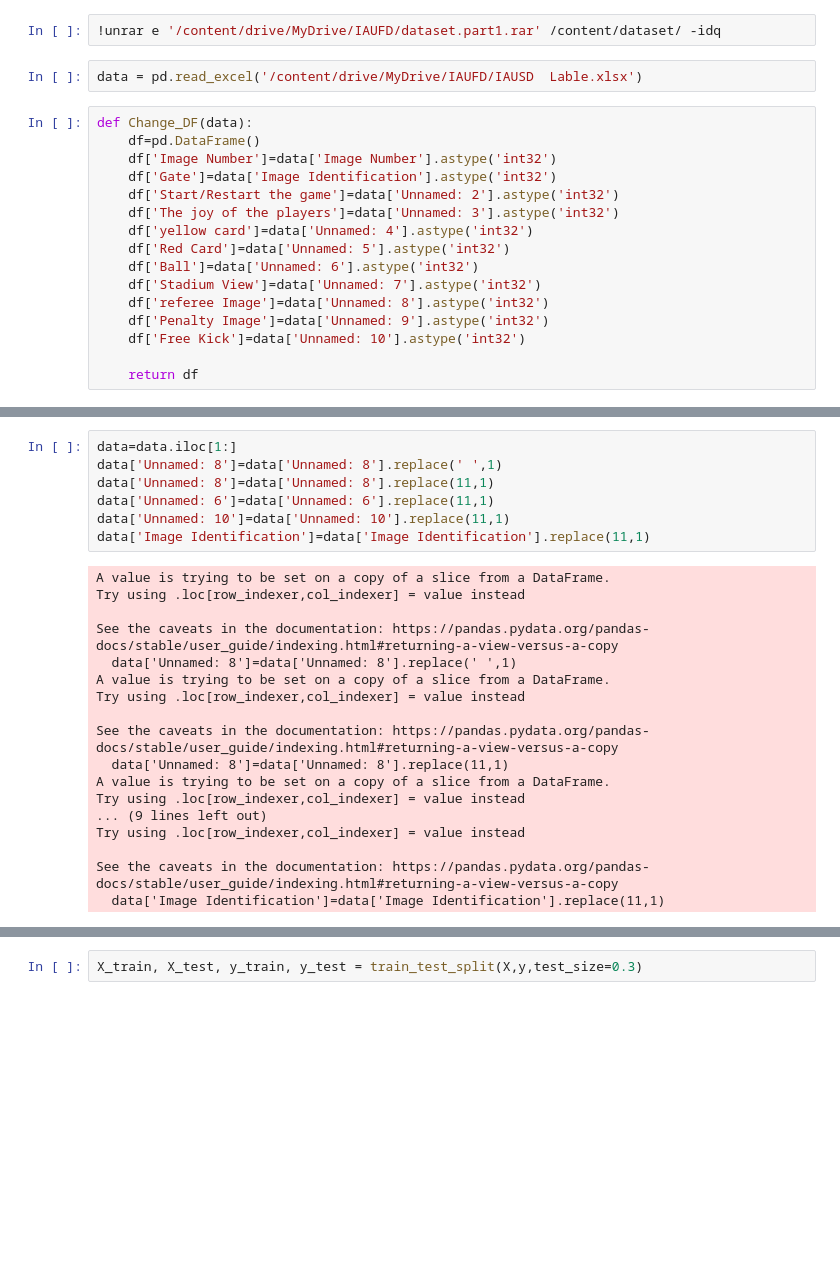
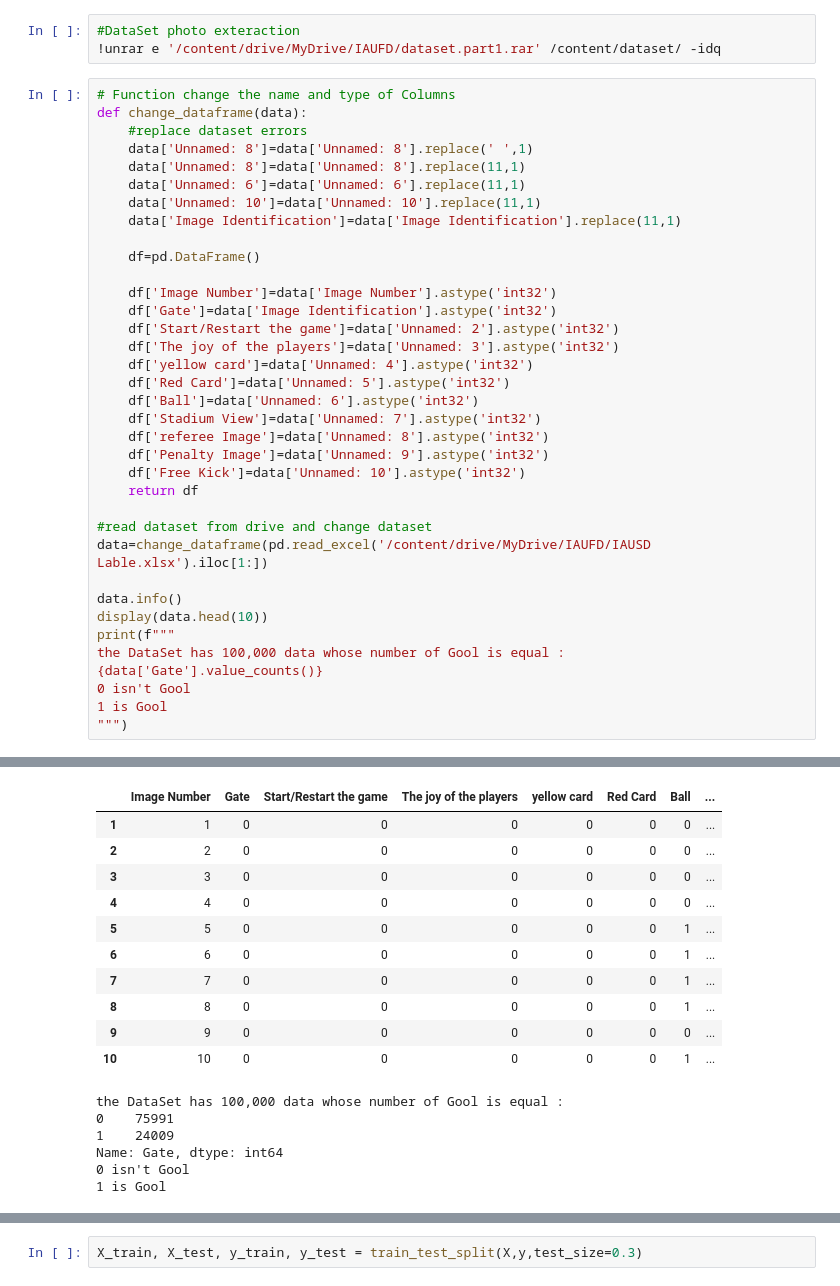
Before and after one commit to HeiZemBerg/IAUFD-DataBase, a Jupyter notebook: IAUFD_NN.ipynb, the cells around one changed output, grey strips where cells are left out. Saved outputs shown, nothing was run; the diff lists cells and outputs as text; blank space fills up the shorter version.

```diff
--- a/IAUFD_NN.ipynb
+++ b/IAUFD_NN.ipynb
@@ -27,10 +36,18 @@ Mounted at /content/drive/
 # %%
+#DataSet photo exteraction
 !unrar e '/content/drive/MyDrive/IAUFD/dataset.part1.rar' /content/dataset/ -idq
-# %%
-data = pd.read_excel('/content/drive/MyDrive/IAUFD/IAUSD  Lable.xlsx')
 # %%
-def Change_DF(data):
+# Function change the name and type of Columns
+def change_dataframe(data):
+    #replace dataset errors
+    data['Unnamed: 8']=data['Unnamed: 8'].replace(' ',1)
+    data['Unnamed: 8']=data['Unnamed: 8'].replace(11,1)
+    data['Unnamed: 6']=data['Unnamed: 6'].replace(11,1)
+    data['Unnamed: 10']=data['Unnamed: 10'].replace(11,1)
+    data['Image Identification']=data['Image Identification'].replace(11,1)
+
     df=pd.DataFrame()
+
     df['Image Number']=data['Image Number'].astype('int32')
     df['Gate']=data['Image Identification'].astype('int32')
     df['Start/Restart the game']=data['Unnamed: 2'].astype('int32')
@@ -42,5 +59,17 @@ def Change_DF(data):
     df['referee Image']=data['Unnamed: 8'].astype('int32')
     df['Penalty Image']=data['Unnamed: 9'].astype('int32')
     df['Free Kick']=data['Unnamed: 10'].astype('int32')
+    return df
 
-    return df
+#read dataset from drive and change dataset
+data=change_dataframe(pd.read_excel('/content/drive/MyDrive/IAUFD/IAUSD  Lable.xlsx').iloc[1:])
+
+data.info()
+display(data.head(10))
+print(f"""
+the DataSet has 100,000 data whose number of Gool is equal :
+{data['Gate'].value_counts()}
+0 isn't Gool
+1 is Gool
+""")
+# %% [output]
@@ -47,25 +94,17 @@ def Change_DF(data):
+|  | Image Number | Gate | Start/Restart the game | The joy of the players | yellow card | Red Card | Ball | ... |
+| 1 | 1 | 0 | 0 | 0 | 0 | 0 | 0 | ... |
+| 2 | 2 | 0 | 0 | 0 | 0 | 0 | 0 | ... |
+| 3 | 3 | 0 | 0 | 0 | 0 | 0 | 0 | ... |
+| 4 | 4 | 0 | 0 | 0 | 0 | 0 | 0 | ... |
+| 5 | 5 | 0 | 0 | 0 | 0 | 0 | 1 | ... |
+| 6 | 6 | 0 | 0 | 0 | 0 | 0 | 1 | ... |
+| 7 | 7 | 0 | 0 | 0 | 0 | 0 | 1 | ... |
+| 8 | 8 | 0 | 0 | 0 | 0 | 0 | 1 | ... |
+| 9 | 9 | 0 | 0 | 0 | 0 | 0 | 0 | ... |
+| 10 | 10 | 0 | 0 | 0 | 0 | 0 | 1 | ... |
+the DataSet has 100,000 data whose number of Gool is equal :
+0    75991
+1    24009
+Name: Gate, dtype: int64
+0 isn't Gool
+1 is Gool
-# %%
-data=data.iloc[1:]
-data['Unnamed: 8']=data['Unnamed: 8'].replace(' ',1)
-data['Unnamed: 8']=data['Unnamed: 8'].replace(11,1)
-data['Unnamed: 6']=data['Unnamed: 6'].replace(11,1)
-data['Unnamed: 10']=data['Unnamed: 10'].replace(11,1)
-data['Image Identification']=data['Image Identification'].replace(11,1)
-# %% [output]
-A value is trying to be set on a copy of a slice from a DataFrame.
-Try using .loc[row_indexer,col_indexer] = value instead
-
-See the caveats in the documentation: https://pandas.pydata.org/pandas-docs/stable/user_guide/indexing.html#returning-a-view-versus-a-copy
-  data['Unnamed: 8']=data['Unnamed: 8'].replace(' ',1)
-A value is trying to be set on a copy of a slice from a DataFrame.
-Try using .loc[row_indexer,col_indexer] = value instead
-
-See the caveats in the documentation: https://pandas.pydata.org/pandas-docs/stable/user_guide/indexing.html#returning-a-view-versus-a-copy
-  data['Unnamed: 8']=data['Unnamed: 8'].replace(11,1)
-A value is trying to be set on a copy of a slice from a DataFrame.
-Try using .loc[row_indexer,col_indexer] = value instead
-... (9 lines left out)
-Try using .loc[row_indexer,col_indexer] = value instead
-
-See the caveats in the documentation: https://pandas.pydata.org/pandas-docs/stable/user_guide/indexing.html#returning-a-view-versus-a-copy
-  data['Image Identification']=data['Image Identification'].replace(11,1)
```
Also changed, not shown: parts of 18 cells of this notebook.
